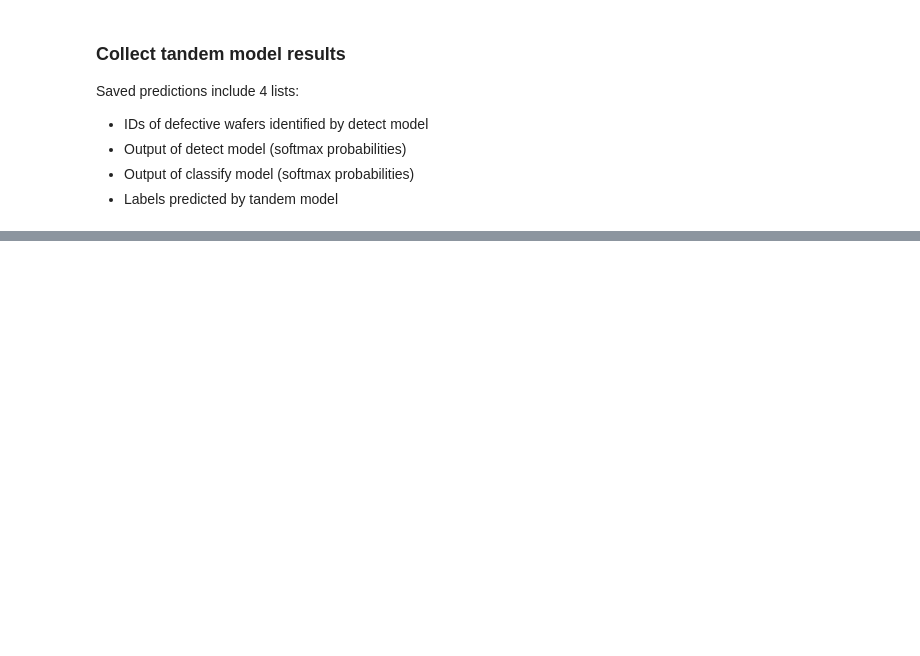
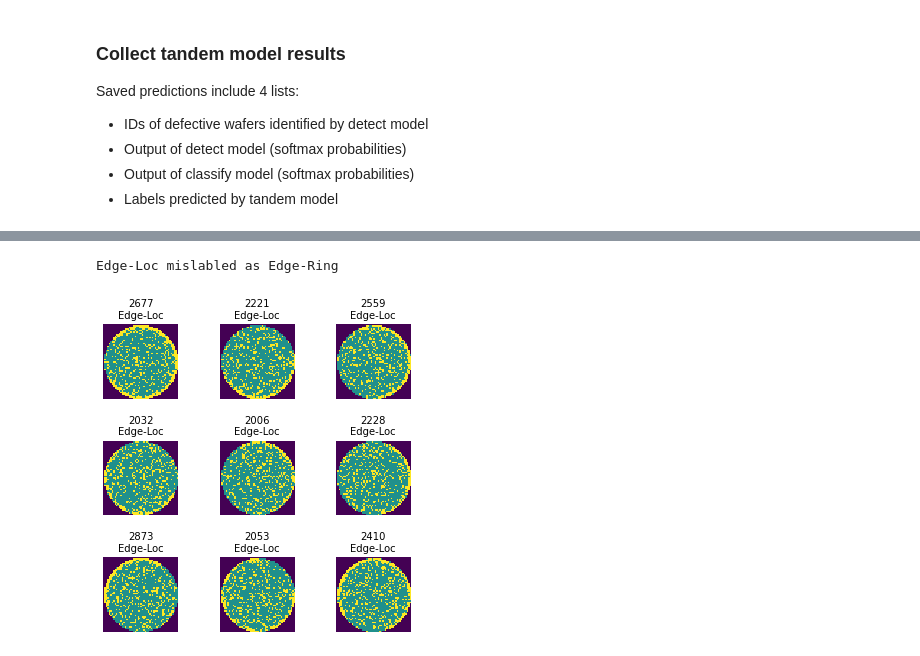
Before and after one commit to sngatzemeier/Wafer-Defect-Classification, a Jupyter notebook: Lea/pipeline/pipeline_yutandem_best.ipynb, the cells around one changed output, grey strips where cells are left out. Cells and saved outputs as stored; diff of their text form; code cells hidden in the pictures; blank space fills up the shorter version.

```diff
--- a/Lea/pipeline/pipeline_yutandem_best.ipynb
+++ b/Lea/pipeline/pipeline_yutandem_best.ipynb
@@ -332,0 +351,10 @@ if labeled:
+# %%
+# IF LABELED
+# plot EL mislabeled as ER
+if labeled:
+    print('Edge-Loc mislabled as Edge-Ring')
+    helper.visualize_misclassified(data, y_test, tandem_pred, true_label=1, pred_label=3, n=9,
+                            figsize=(5,5), col='waferMap', cmap='viridis')
+# %% [output]
+Edge-Loc mislabled as Edge-Ring
+[figure, added]
```
Also changed, not shown: parts of 21 cells of this notebook, 20 other files.
